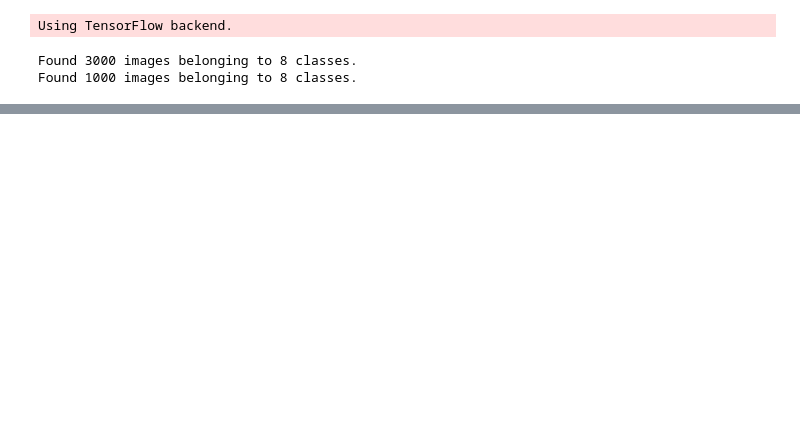
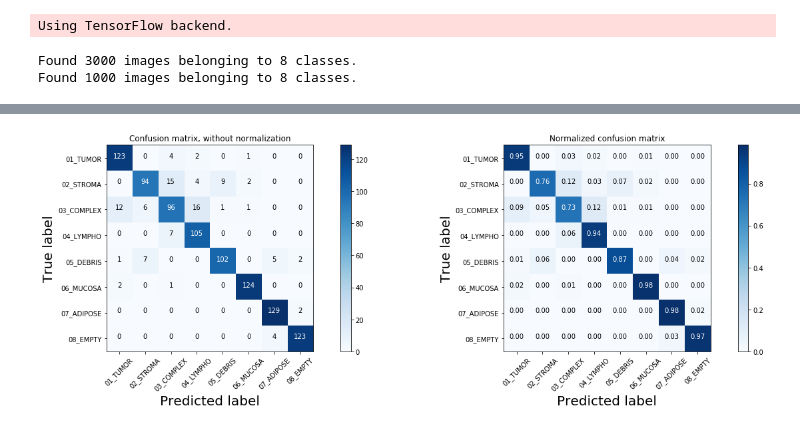
Before and after one commit to birajaghoshal/TFM, a Jupyter notebook: convnet/VGG19_02_fine_tuning.ipynb, the cells around one changed output, grey strips where cells are left out. Drawn from its saved outputs; the diff is of its cells as text; code cells hidden in the pictures; blank space fills up the shorter version.

```diff
--- a/convnet/VGG19_02_fine_tuning.ipynb
+++ b/convnet/VGG19_02_fine_tuning.ipynb
@@ -384,3 +437,0 @@ model_total_pred = Model(input= model_base_pred.input, output= model_top_pred(mo
-# %%
-for i, layer in enumerate(model_total_pred.layers):
-    print (i, layer.name, layer.output_shape)
@@ -465,0 +469,6 @@ ft_conf_mat
+# %%
+steps = int(math.ceil(n_test_samples / batch_size))
+
+(loss, acc) = model_total.evaluate_generator(test_generator, steps=steps)
+
+print("acc: {0:.2f}% - loss: {1:f}".format(acc * 100, loss))
@@ -466,3 +477,29 @@ ft_conf_mat
+# %%
+predictions = model_total.predict_generator(test_generator, steps = steps)
+# %%
+from sklearn.metrics import confusion_matrix
+
+PATH_TO_IMG = "../data/input_dataset"
+
+prediction_list = []
+real_label_list = []
+
+cat_dict = test_generator.class_indices # the key attribute
+inverse_coding = {value: key for key, value in cat_dict.items()} # dict of categories
+
+for label in test_generator.classes:
+    real_label_list.append(inverse_coding[label])
+
+for prediction in predictions:
+    prediction_list.append(inverse_coding[np.argmax(prediction)])
+
+# in order to get the confusion matrix
+class_names = sorted([folder for folder in os.listdir(PATH_TO_IMG)
+                  if os.path.isdir(os.path.join(PATH_TO_IMG, folder))])
+prediction_list_arr = np.array(prediction_list)
+real_label_list_arr = np.array(real_label_list)
+
+VGG19_cm_ft = confusion_matrix(real_label_list_arr,prediction_list_arr)
 # %%
 # reference http://scikit-learn.org/stable/auto_examples/model_selection/plot_confusion_matrix.html
 import itertools
@@ -506,12 +534,17 @@ class_names = sorted([folder for folder in os.listdir(PATH_TO_IMG)
 # %%
 fig = plt.figure(figsize=(20, 6))
 
+
 fig.add_subplot(1,2,1)
-plot_confusion_matrix(ft_conf_mat, classes=class_names, title='Confusion matrix')
+plot_confusion_matrix(VGG19_cm_ft, classes=class_names,
+                      title='Confusion matrix, without normalization')
 
 fig.add_subplot(1,2,2)
-plot_confusion_matrix(ft_conf_mat, classes=class_names, normalize=True, title='Confusion matrix')
+plot_confusion_matrix(VGG19_cm_ft, classes=class_names, normalize=True,
+                      title='Normalized confusion matrix')
 
-plt.savefig(os.path.join(PATH_TO_DF, "ft_confmat_VGG19.png"), bbox_inches='tight') # png 70kb vs jpg 135 kb
+plt.savefig(os.path.join(PATH_TO_DF, "VGG16_ft_test.png"), bbox_inches='tight') # png 70kb vs jpg 135 kb
 
 plt.show()
+# %% [output]
+[figure, added]
```
Also changed, not shown: parts of 53 cells of this notebook, 1 other file.
